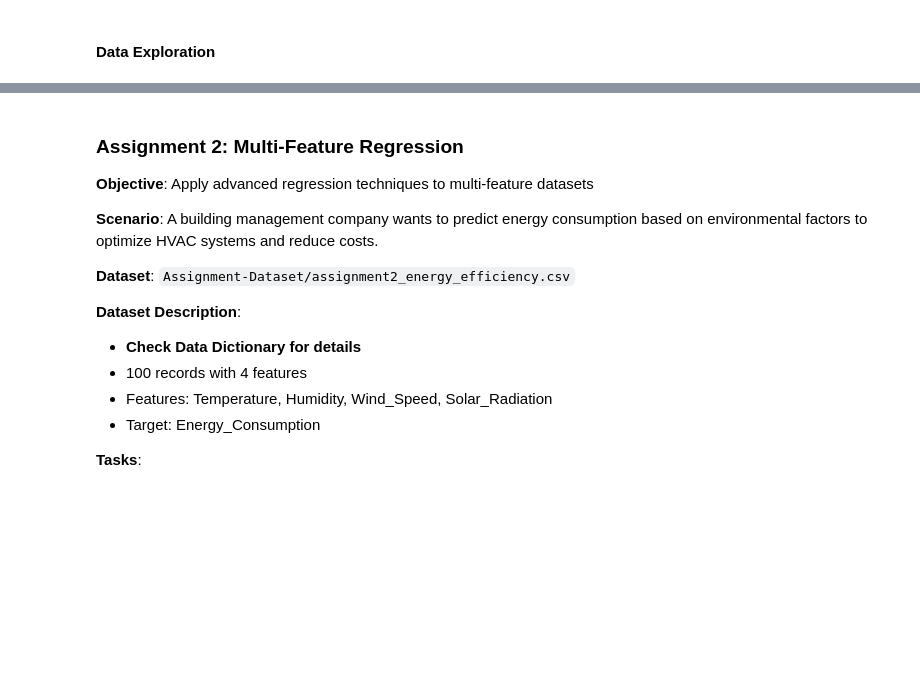
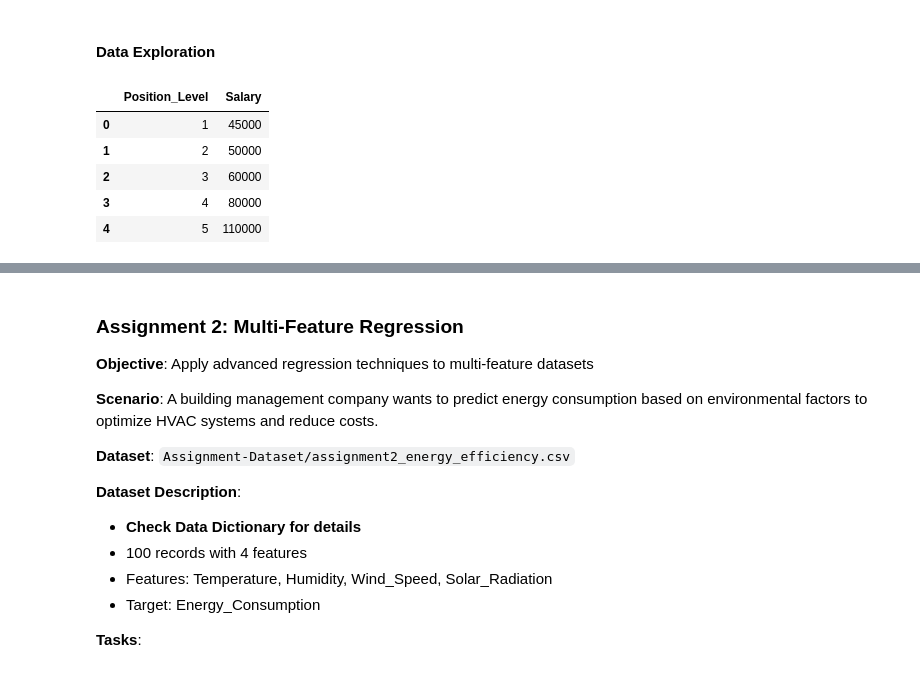
Before and after one commit to Ezerioha-ifeanyi/Week-15-Take-Home, a Jupyter notebook: Take Home.ipynb, the cells around one changed output, grey strips where cells are left out. Cells and saved outputs as stored; diff of their text form; code cells hidden in the pictures; blank space fills up the shorter version.

Commit message:
view data information

```diff
--- a/Take Home.ipynb
+++ b/Take Home.ipynb
@@ -573,3 +573,16 @@ Decision Tree Prediction:     75.00
 import pandas as pd
 import numpy as np
 import matplotlib.pyplot as plt
+# %%
+# Load the dataset
+salaryData = pd.read_csv("assignment1_salary_prediction.csv")
+
+# view the first 5 rows
+salaryData.head()
+# %% [output]
+|  | Position_Level | Salary |
+| 0 | 1 | 45000 |
+| 1 | 2 | 50000 |
+| 2 | 3 | 60000 |
+| 3 | 4 | 80000 |
+| 4 | 5 | 110000 |
```
Also changed, not shown: parts of 1 cell of this notebook.
